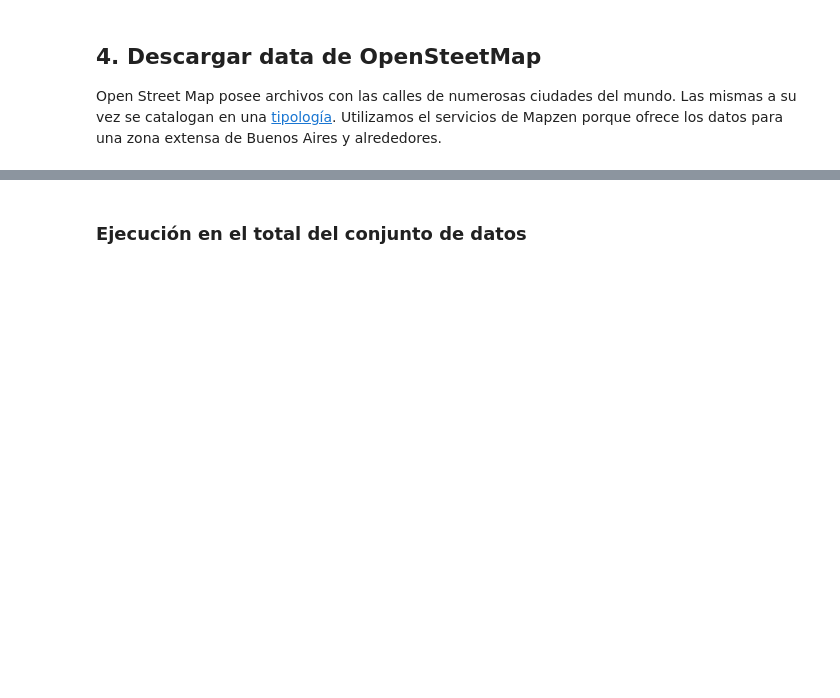
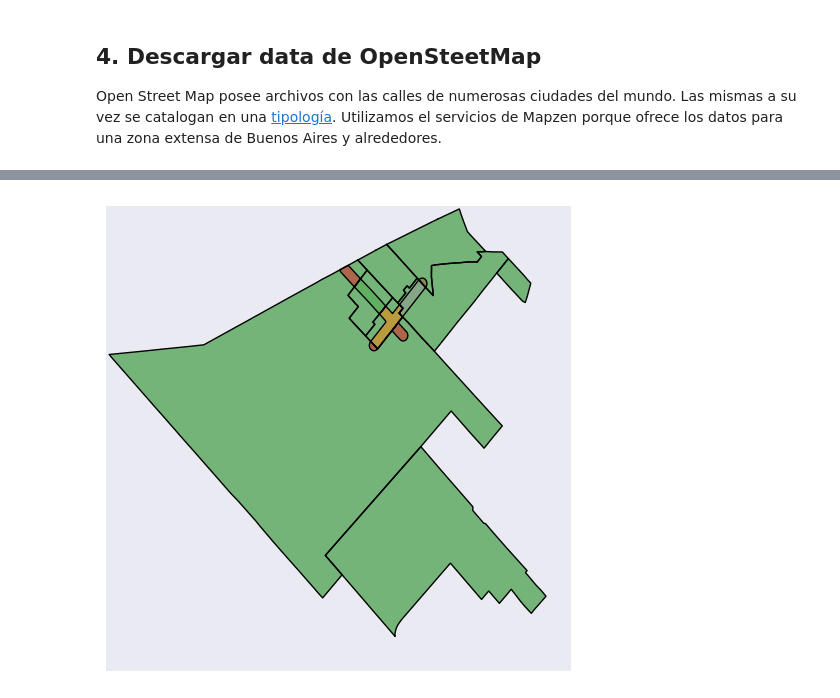
Before and after one commit to alephcero/thesis, a Jupyter notebook: src/crearCartografiaAGBA.ipynb, the cells around one changed output, grey strips where cells are left out. Cells and saved outputs as stored; diff of their text form; code cells hidden in the pictures; blank space fills up the shorter version.

```diff
--- a/src/crearCartografiaAGBA.ipynb
+++ b/src/crearCartografiaAGBA.ipynb
@@ -341,7 +408,9 @@ appenDFdiss = appenDF.dissolve(by='LINK')
 # %%
 fig = plt.figure(figsize=(6,6))
 ax = fig.add_subplot(1,1,1)
 radiosSel.plot(ax=ax,color='green')
-appenDFdiss.plot(ax=ax)
+appenDFdiss.reset_index().plot(ax=ax,column='LINK')
+ax.get_xaxis().set_visible(False)
+ax.get_yaxis().set_visible(False)
+# %% [output]
+[figure, added]
-# %% [markdown]
-###  Ejecución en el total del conjunto de datos
```
Also changed, not shown: parts of 38 cells of this notebook, 1 other file.
